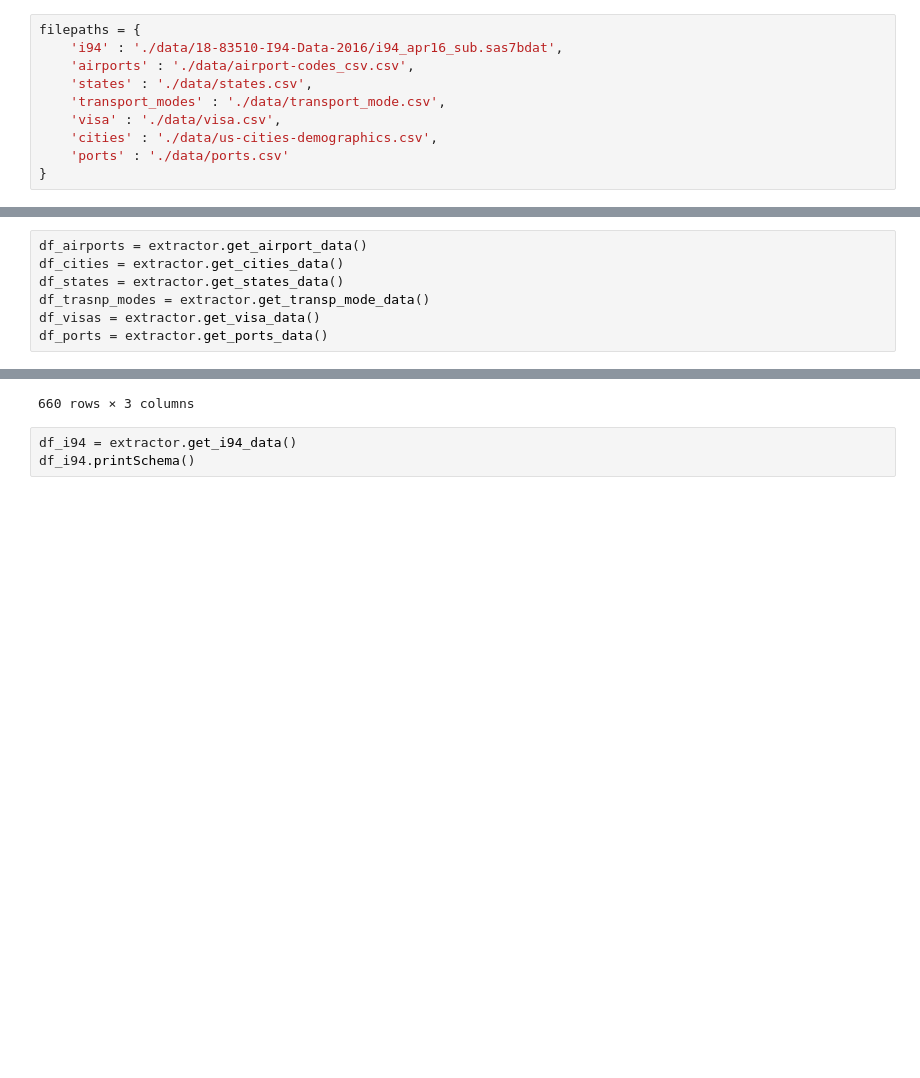
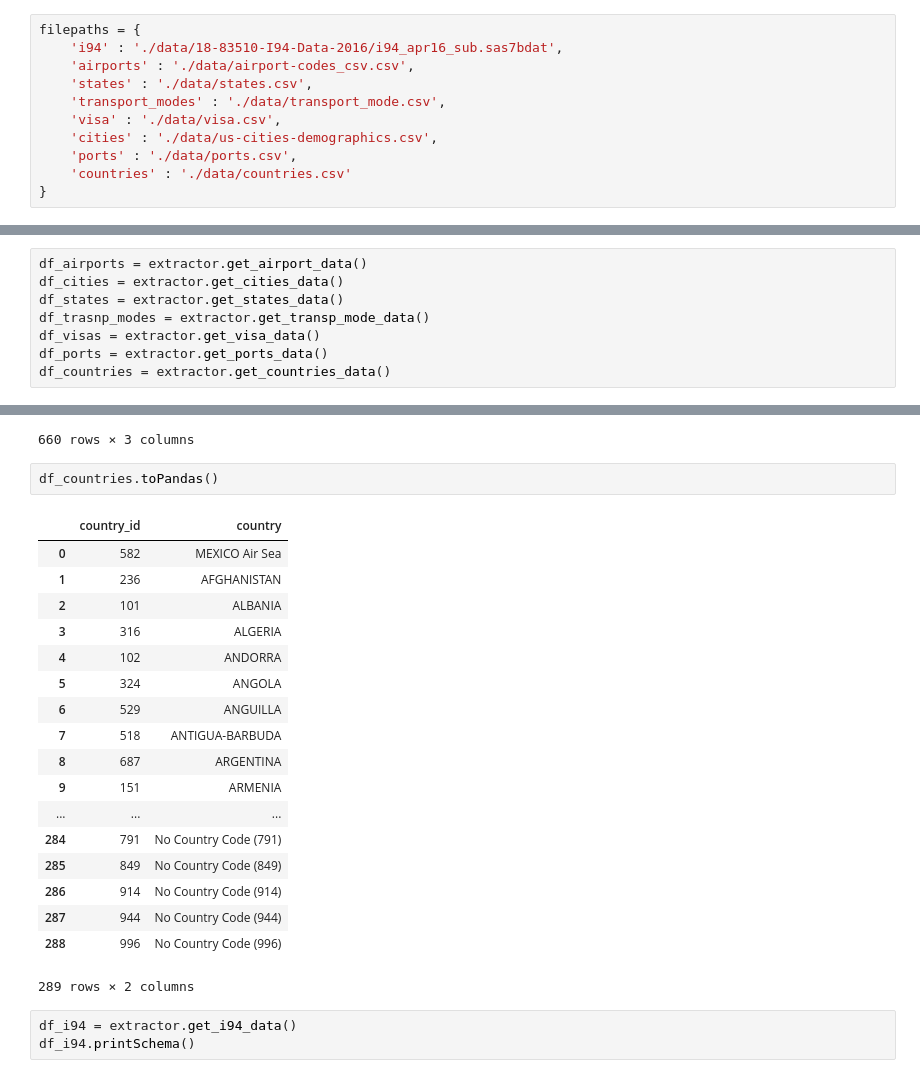
Before and after one commit to Sabathh/data_engineering, a Jupyter notebook: capstone_project/Capstone Project Template.ipynb, the cells around one changed output, grey strips where cells are left out. Cells and saved outputs as stored; diff of their text form; blank space fills up the shorter version.

Commit message:
Capstone: Added function that creates Spark Dataframe from countries data

```diff
--- a/capstone_project/Capstone Project Template.ipynb
+++ b/capstone_project/Capstone Project Template.ipynb
@@ -34,7 +34,8 @@ filepaths = {
     'transport_modes' : './data/transport_mode.csv',
     'visa' : './data/visa.csv',
     'cities' : './data/us-cities-demographics.csv',
-    'ports' : './data/ports.csv'
+    'ports' : './data/ports.csv',
+    'countries' : './data/countries.csv'
 }
 # %%
 spark = SparkSession \
@@ -51,6 +52,7 @@ df_states = extractor.get_states_data()
 df_trasnp_modes = extractor.get_transp_mode_data()
 df_visas = extractor.get_visa_data()
 df_ports = extractor.get_ports_data()
+df_countries = extractor.get_countries_data()
 # %%
 df_airports.toPandas()
 # %% [output]
@@ -149,6 +151,27 @@ df_ports.toPandas()
 | 658 | A2A | No PORT Code (A2A) | None |
 | 659 | OSN | No PORT Code (OSN) | None |
 660 rows × 3 columns
+# %%
+df_countries.toPandas()
+# %% [output]
+|  | country_id | country |
+| 0 | 582 | MEXICO Air Sea |
+| 1 | 236 | AFGHANISTAN |
+| 2 | 101 | ALBANIA |
+| 3 | 316 | ALGERIA |
+| 4 | 102 | ANDORRA |
+| 5 | 324 | ANGOLA |
+| 6 | 529 | ANGUILLA |
+| 7 | 518 | ANTIGUA-BARBUDA |
+| 8 | 687 | ARGENTINA |
+| 9 | 151 | ARMENIA |
+| ... | ... | ... |
+| 284 | 791 | No Country Code (791) |
+| 285 | 849 | No Country Code (849) |
+| 286 | 914 | No Country Code (914) |
+| 287 | 944 | No Country Code (944) |
+| 288 | 996 | No Country Code (996) |
+289 rows × 2 columns
 # %%
 df_i94 = extractor.get_i94_data()
 df_i94.printSchema()
```
Also changed, not shown: 1 other file.
